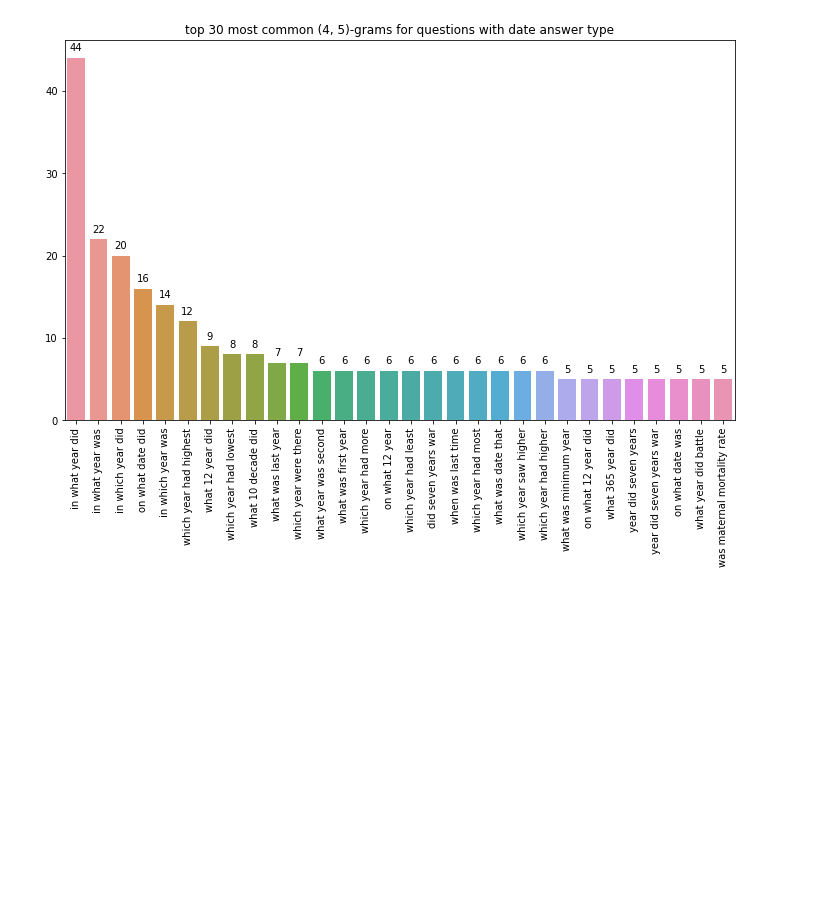
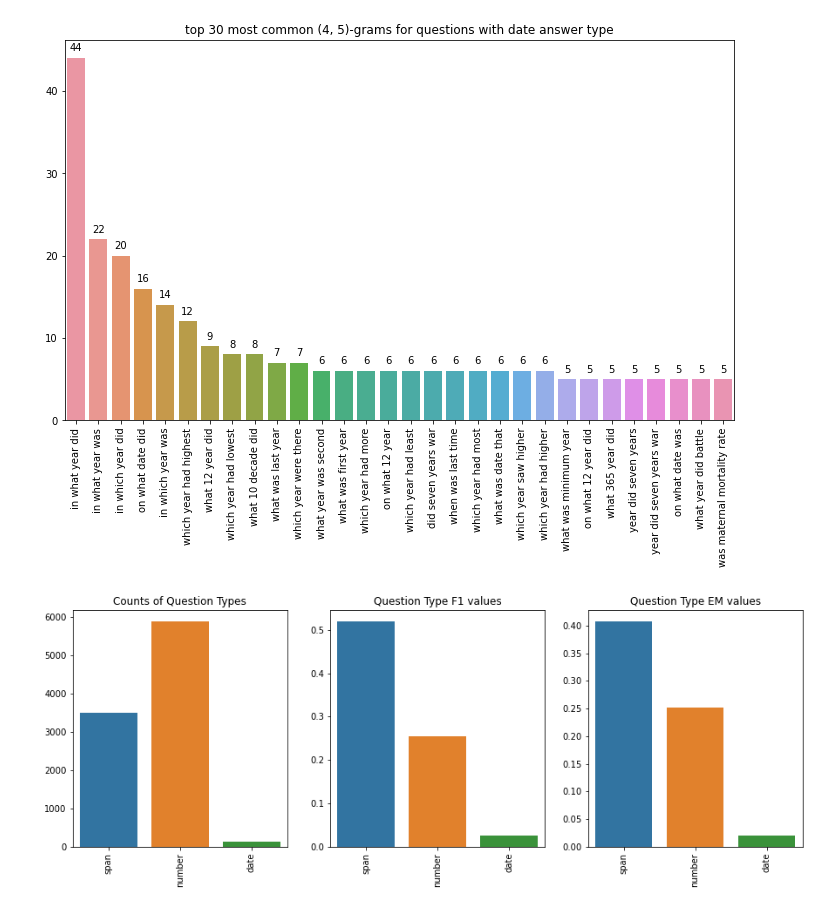
Before and after one commit to omarkapur-mids/Exploring-Data-Augmentation-for-QA-with-T5, a Jupyter notebook: DROP/T5_DROP_EDA.ipynb, the cells around one changed output. Cells and saved outputs as stored; diff of their text form; code cells hidden in the pictures; blank space fills up the shorter version.

```diff
--- a/DROP/T5_DROP_EDA.ipynb
+++ b/DROP/T5_DROP_EDA.ipynb
@@ -244,0 +324,16 @@ date question vocab size: 12,237
+# %%
+fig,ax=plt.subplots(nrows=1,ncols=3,figsize=(15,5))
+
+ax[0] = sns.barplot(x=a_list,y=all_count,ax=ax[0])
+_=ax[0].set_xticklabels(ax[0].get_xticklabels(),rotation=90)
+_=ax[0].set_title('Counts of Question Types')
+
+ax[1] = sns.barplot(x=a_list,y=all_F1,ax=ax[1])
+_=ax[1].set_xticklabels(ax[1].get_xticklabels(),rotation=90)
+_=ax[1].set_title('Question Type F1 values')
+
+ax[2] = sns.barplot(x=a_list,y=all_EM,ax=ax[2])
+_=ax[2].set_xticklabels(ax[2].get_xticklabels(),rotation=90)
+_=ax[2].set_title('Question Type EM values')
+# %% [output]
+[figure, added]
```
Also changed, not shown: parts of 37 cells of this notebook, 3 other files.
